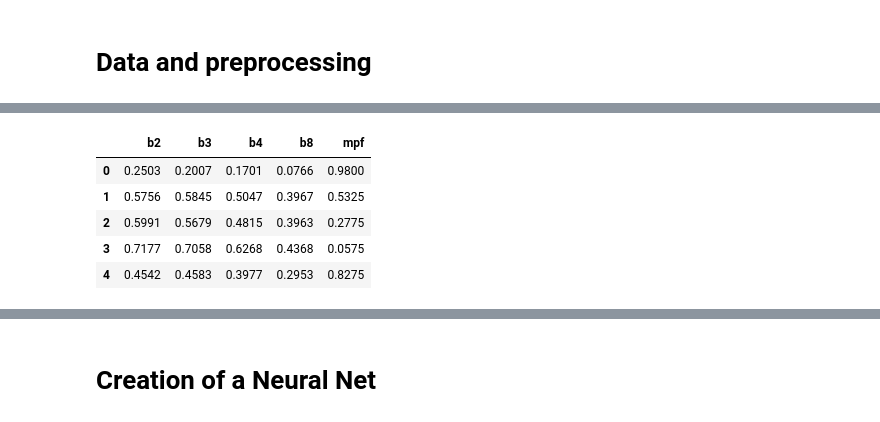
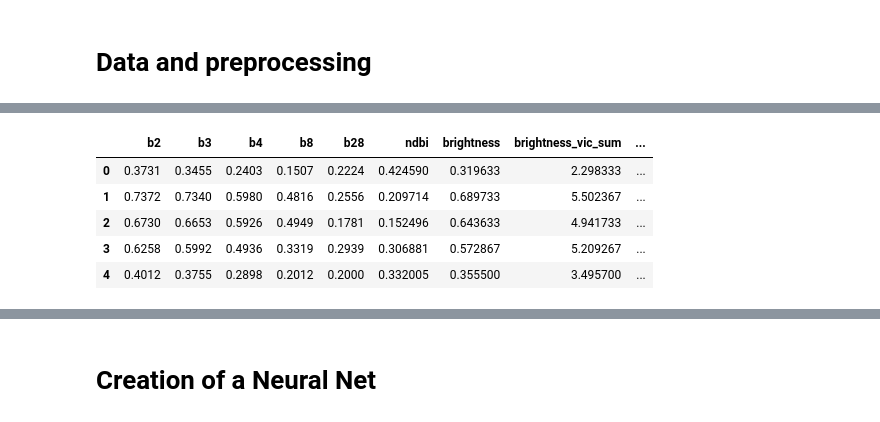
Before and after one commit to Chaosbit/opencampus_tf_melt_pond_detection, a Jupyter notebook: final_presentation.ipynb, the cells around one changed output, grey strips where cells are left out. Drawn from its saved outputs; the diff is of its cells as text; code cells hidden in the pictures.

```diff
--- a/final_presentation.ipynb
+++ b/final_presentation.ipynb
@@ -70,21 +55,18 @@ Saving to: ‘20200707_8perOL_v2.csv’
-# %%
-# import data
-data = pd.read_csv(r"/content/20200707_8perOL_v2.csv")
-
-# delete features which were tried out but did not improve results
-del_cols = ["entrophy_rad4", "entrophy_rad5" ,"entrophy_rad1","entrophy_rad2","entrophy_rad3", "TRI_b2", "TRI_b8"]
-for d in del_cols:
-    del data[d]
-
-# show me header of data
-data.head()
-# %% [output]
-|  | b2 | b3 | b4 | b8 | mpf |
-| 0 | 0.2503 | 0.2007 | 0.1701 | 0.0766 | 0.9800 |
-| 1 | 0.5756 | 0.5845 | 0.5047 | 0.3967 | 0.5325 |
-| 2 | 0.5991 | 0.5679 | 0.4815 | 0.3963 | 0.2775 |
-| 3 | 0.7177 | 0.7058 | 0.6268 | 0.4368 | 0.0575 |
-| 4 | 0.4542 | 0.4583 | 0.3977 | 0.2953 | 0.8275 |
+# %%
+# import data
+data = pd.read_csv(r"/content/drive/MyDrive/Machine_Learning_TF/data/20200707_0perOL_v4.csv")
+open_lead = pd.read_csv(r"/content/drive/MyDrive/Machine_Learning_TF/data/20200707_open_lead_points_v3.csv")
+edge_pixels = pd.read_csv(r"/content/drive/MyDrive/Machine_Learning_TF/data/edge_pixels_20200707_more_feats_v2.csv")
+
+# show me header of data
+data.head()
+# %% [output]
+|  | b2 | b3 | b4 | b8 | b28 | ndbi | brightness | brightness_vic_sum | ... |
+| 0 | 0.3731 | 0.3455 | 0.2403 | 0.1507 | 0.2224 | 0.424590 | 0.319633 | 2.298333 | ... |
+| 1 | 0.7372 | 0.7340 | 0.5980 | 0.4816 | 0.2556 | 0.209714 | 0.689733 | 5.502367 | ... |
+| 2 | 0.6730 | 0.6653 | 0.5926 | 0.4949 | 0.1781 | 0.152496 | 0.643633 | 4.941733 | ... |
+| 3 | 0.6258 | 0.5992 | 0.4936 | 0.3319 | 0.2939 | 0.306881 | 0.572867 | 5.209267 | ... |
+| 4 | 0.4012 | 0.3755 | 0.2898 | 0.2012 | 0.2000 | 0.332005 | 0.355500 | 3.495700 | ... |
 # %%
 print("data have " + str(len(data)) + " elements if unproccessed.")
 
```
Also changed, not shown: parts of 15 cells of this notebook.
